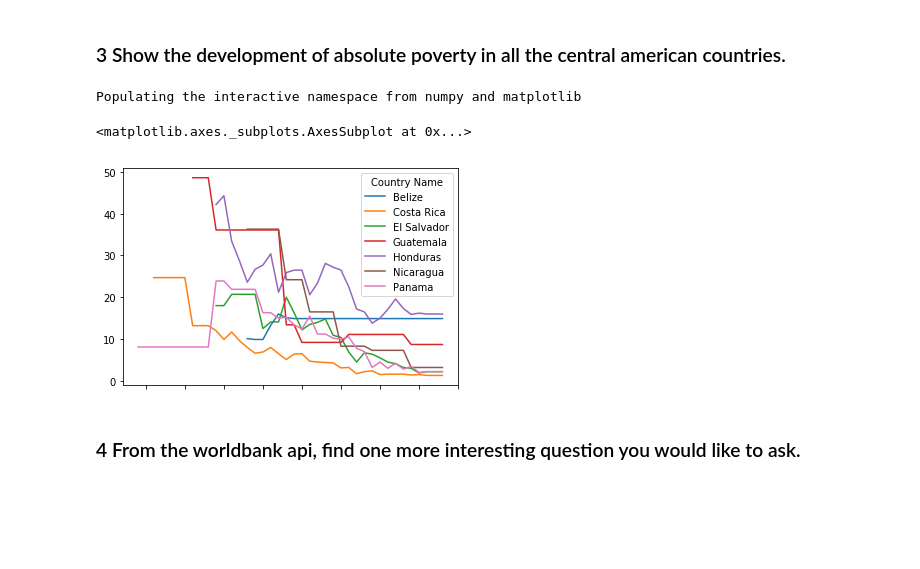
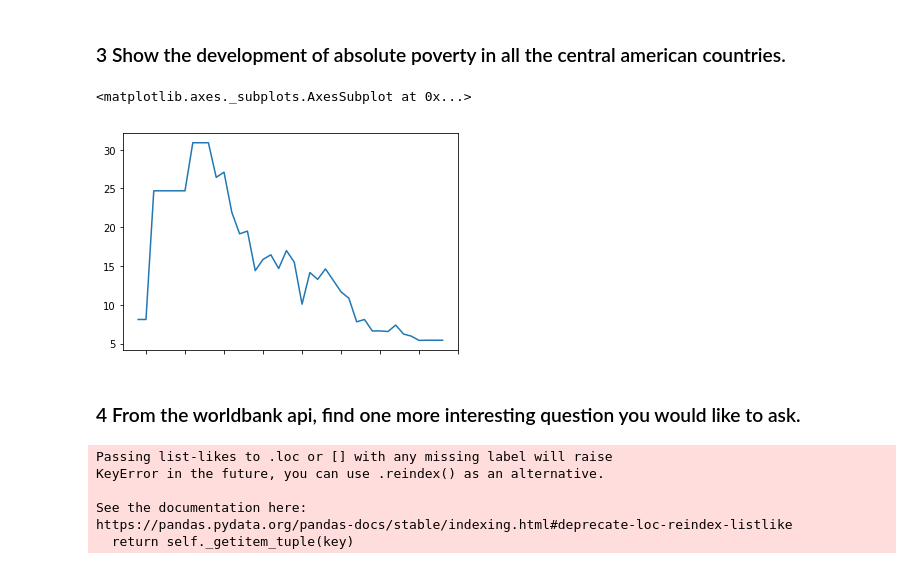
Before and after one commit to cba-dat-sem4-python-group/Assignment-4, a Jupyter notebook: Assignment-4.ipynb, the cells around one changed output. Drawn from its saved outputs; the diff is of its cells as text; code cells hidden in the pictures; blank space fills up the shorter version.

```diff
--- a/Assignment-4.ipynb
+++ b/Assignment-4.ipynb
@@ -108,13 +59,10 @@ Populating the interactive namespace from numpy and matplotlib
 [figure]
 # %% [markdown]
 ### 3 Show the development of absolute poverty in all the central american countries.
-# %%
-%pylab inline
-central_american_countries = ['Belize','Costa Rica','El Salvador','Guatemala','Honduras','Nicaragua','Panama']
-df.T.loc['1960':'2018',central_american_countries].ffill().plot()
-# %% [output]
-Populating the interactive namespace from numpy and matplotlib
-<matplotlib.axes._subplots.AxesSubplot at 0x...>
-[figure, removed]
+# %%
+df.T.loc['1960':'2018',my_module.central_american_countries].mean(axis = 1, skipna = True).ffill().plot()
+# %% [output]
+<matplotlib.axes._subplots.AxesSubplot at 0x...>
+[figure, added]
 # %% [markdown]
 ### 4 From the worldbank api, find one more interesting question you would like to ask.
@@ -176 +69,32 @@ south_american_mean = df.loc[south_american_countries,"1960":"2018"].mean(axis =
+# %%
+# Africa
+african_mean = df.loc[my_module.african_countries,"1960":"2018"].mean(axis = 0, skipna = True)
+
+# Asia
+asian_mean = df.loc[my_module.asian_countries,"1960":"2018"].mean(axis = 0, skipna = True)
+
+# Australia and Oceania
+oceanian_mean = df.loc[my_module.oceanian_countries,"1960":"2018"].mean(axis = 0, skipna = True)
+
+# Central America and the Caribbean
+central_american_caribbean_mean = df.loc[my_module.central_american_caribbean_countries,"1960":"2018"].mean(axis = 0, skipna = True)
+
+# Europe
+european_mean = df.loc[my_module.european_countries,"1960":"2018"].mean(axis = 0, skipna = True)
+
+# Middle East
+middle_eastern_mean = df.loc[my_module.middle_eastern_countries,"1960":"2018"].mean(axis = 0, skipna = True)
+
+# North America
+north_american_mean = df.loc[my_module.north_american_countries,"1960":"2018"].mean(axis = 0, skipna = True)
+
+# South America
+south_american_mean = df.loc[my_module.south_american_countries,"1960":"2018"].mean(axis = 0, skipna = True)
+# %% [output]
+Passing list-likes to .loc or [] with any missing label will raise
+KeyError in the future, you can use .reindex() as an alternative.
+
+See the documentation here:
+https://pandas.pydata.org/pandas-docs/stable/indexing.html#deprecate-loc-reindex-listlike
+  return self._getitem_tuple(key)
 # %%
```
Also changed, not shown: parts of 9 cells of this notebook, 1 other file.
